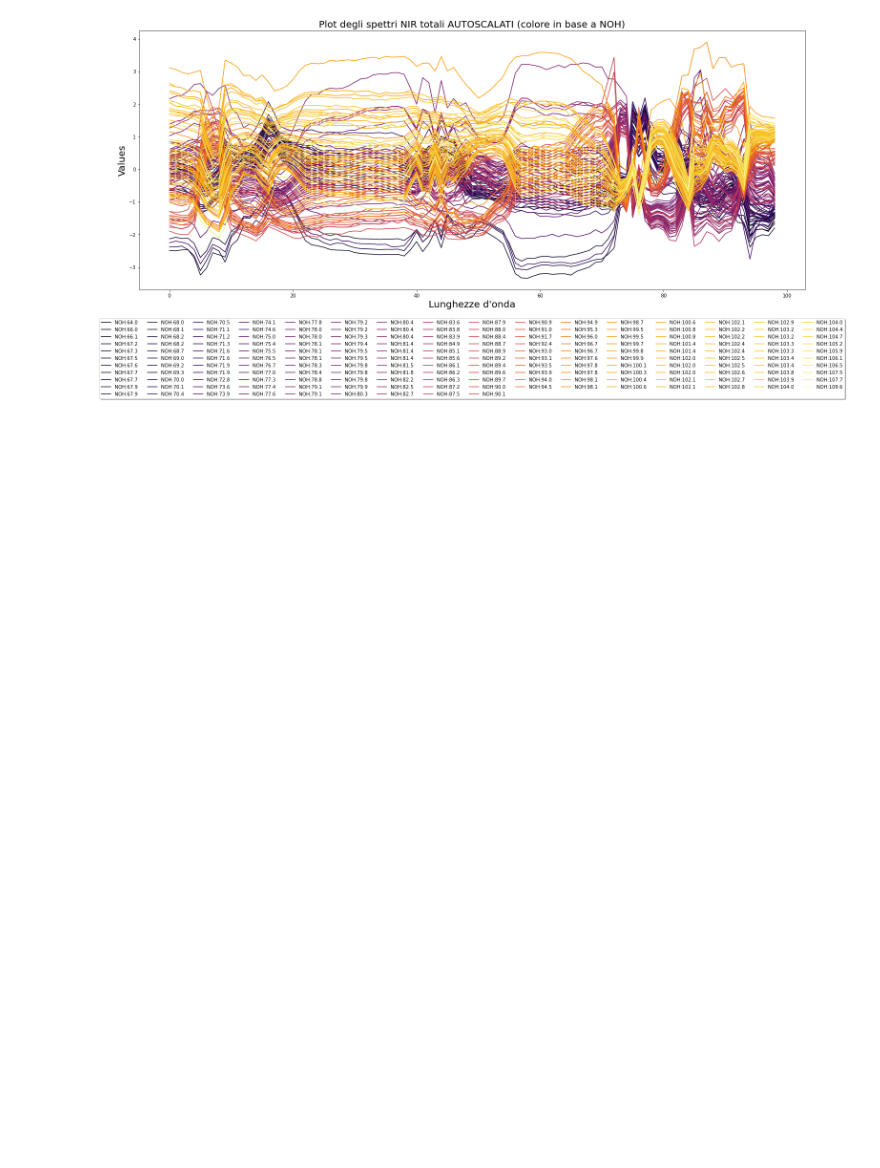
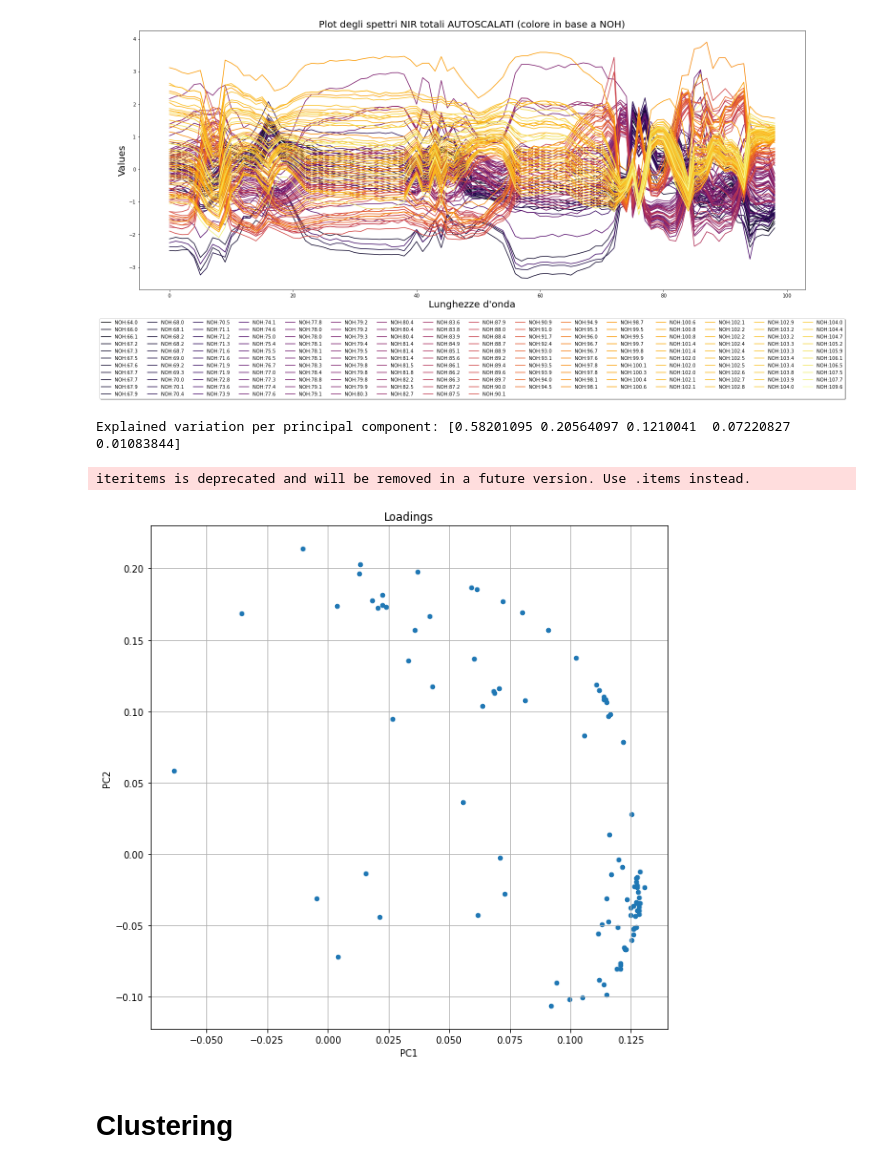
Before and after one commit to Rick8998/ProgettoEsamedataMining, a Jupyter notebook: analisiDS.ipynb, the cells around one changed output. Cells and saved outputs as stored; diff of their text form; code cells hidden in the pictures; blank space fills up the shorter version.

Commit message:
PCA & Clustering

```diff
--- a/analisiDS.ipynb
+++ b/analisiDS.ipynb
@@ -347,0 +359,41 @@ plt.show()
+# %%
+from sklearn.decomposition import PCA
+import plotly.express as px
+pca = PCA(n_components=5)
+pca_df = pca.fit_transform(df_scaled)
+
+pca_dataframe = pd.DataFrame(pca_df, columns = ["PCA1", "PCA2", "PCA3", "PCA4", "PCA5"])
+
+print('Explained variation per principal component: {}'.format(pca.explained_variance_ratio_))
+
+labels = {
+    str(i): f"PC {i+1} ({var:.1f}%)"
+    for i, var in enumerate(pca.explained_variance_ratio_ * 100)
+}
+
+fig = px.scatter_matrix(
+    pca_df,
+    labels=labels,
+    dimensions=range(5),
+    color=df["NAC"],
+    width=1200,
+    height=800,
+    title="matrix plot degli scores delle 5 PC - Andamento NAC"
+)
+fig.update_traces(diagonal_visible=False)
+fig.show()
+import os
+
+if not os.path.exists("images"):
+    os.mkdir("./images")
+fig.write_image("./images/PCA_NAC.png")
+# %% [output]
+Explained variation per principal component: [0.58201095 0.20564097 0.1210041  0.07220827 0.01083844]
+iteritems is deprecated and will be removed in a future version. Use .items instead.
+# %%
+loadings = pd.DataFrame(pca.components_.T, columns=['PC1', 'PC2', 'PC3', 'PC4', 'PC5'])
+ax = loadings.plot.scatter('PC1', 'PC2', figsize=(10,10), grid=True, title="Loadings")
+# %% [output]
+[figure, added]
+# %% [markdown]
+# Clustering
```
Also changed, not shown: parts of 5 cells of this notebook, 4 other files.
